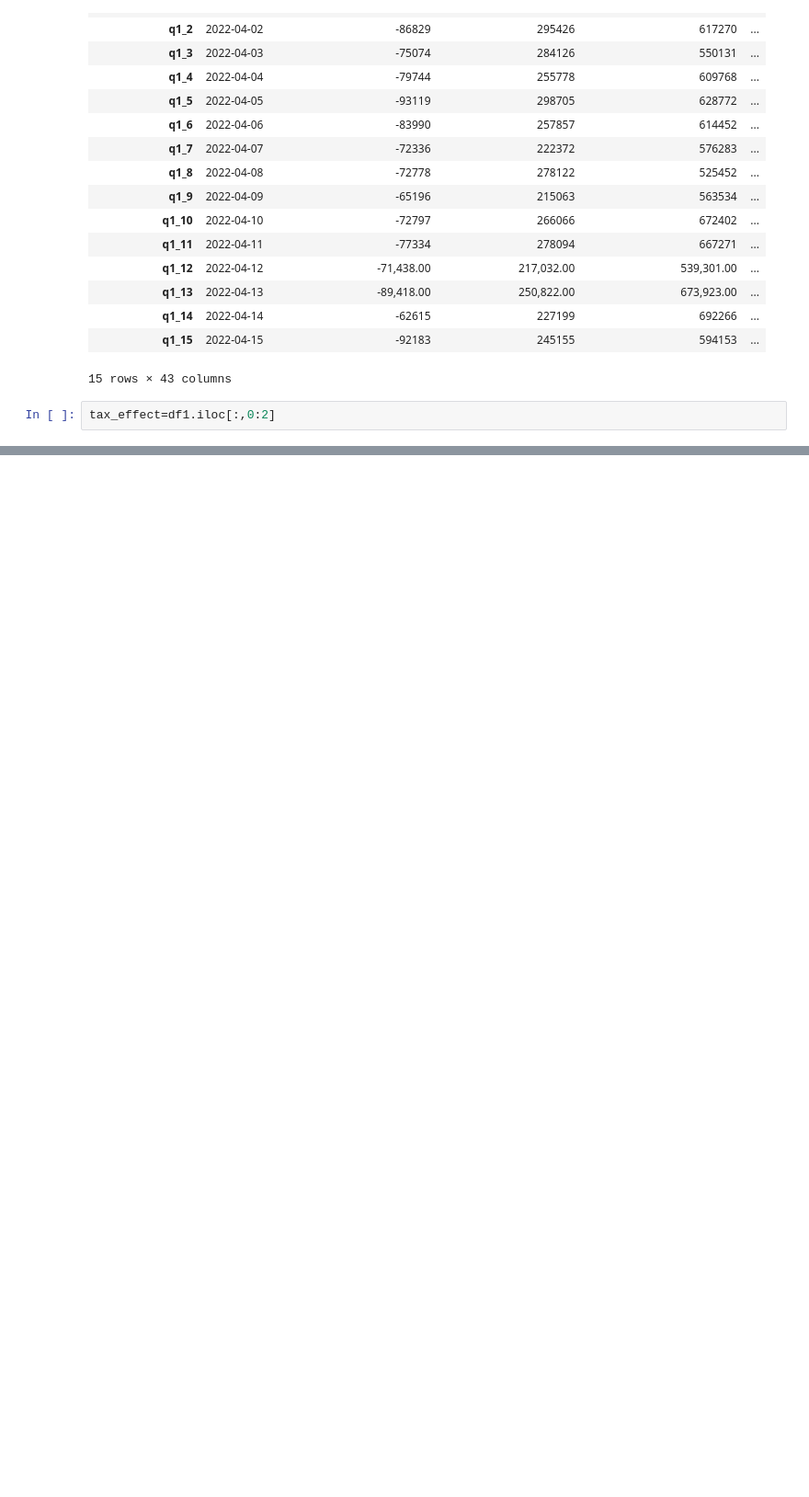
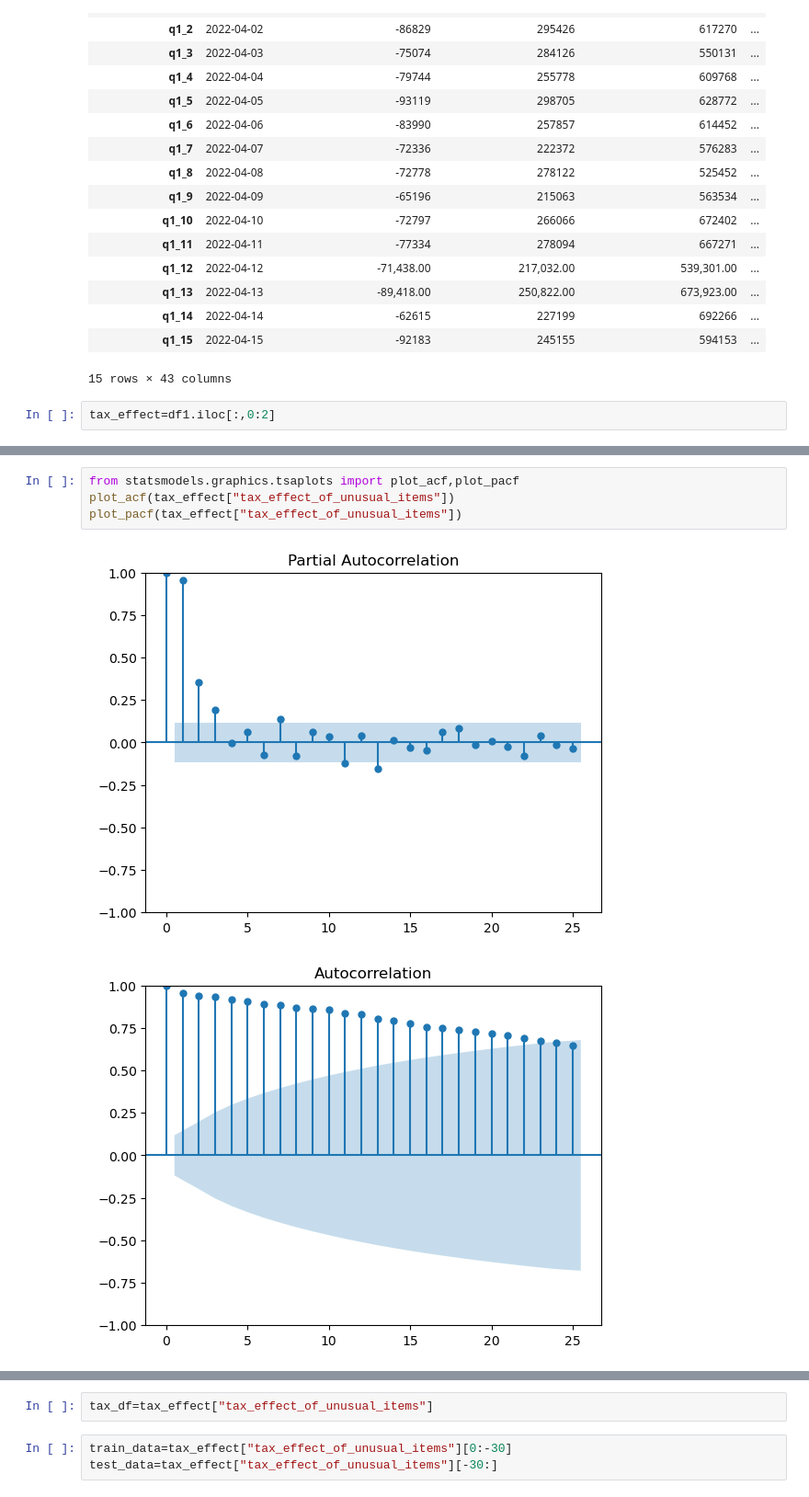
Before and after one commit to shahabas9/crypto_prediction, a Jupyter notebook: workspace/preprocessing.ipynb, the cells around one changed output, grey strips where cells are left out. Shown at 92% size. Saved outputs shown, nothing was run; the diff lists cells and outputs as text; blank space fills up the shorter version.

```diff
--- a/workspace/preprocessing.ipynb
+++ b/workspace/preprocessing.ipynb
@@ -228,0 +241,7 @@ dtype: float64
+# %%
+from statsmodels.graphics.tsaplots import plot_acf,plot_pacf
+plot_acf(tax_effect["tax_effect_of_unusual_items"])
+plot_pacf(tax_effect["tax_effect_of_unusual_items"])
+# %% [output]
+[figure, added]
+[figure, added]
@@ -228,0 +249,5 @@ dtype: float64
+# %%
+tax_df=tax_effect["tax_effect_of_unusual_items"]
+# %%
+train_data=tax_effect["tax_effect_of_unusual_items"][0:-30]
+test_data=tax_effect["tax_effect_of_unusual_items"][-30:]
```
Also changed, not shown: parts of 59 cells of this notebook.
